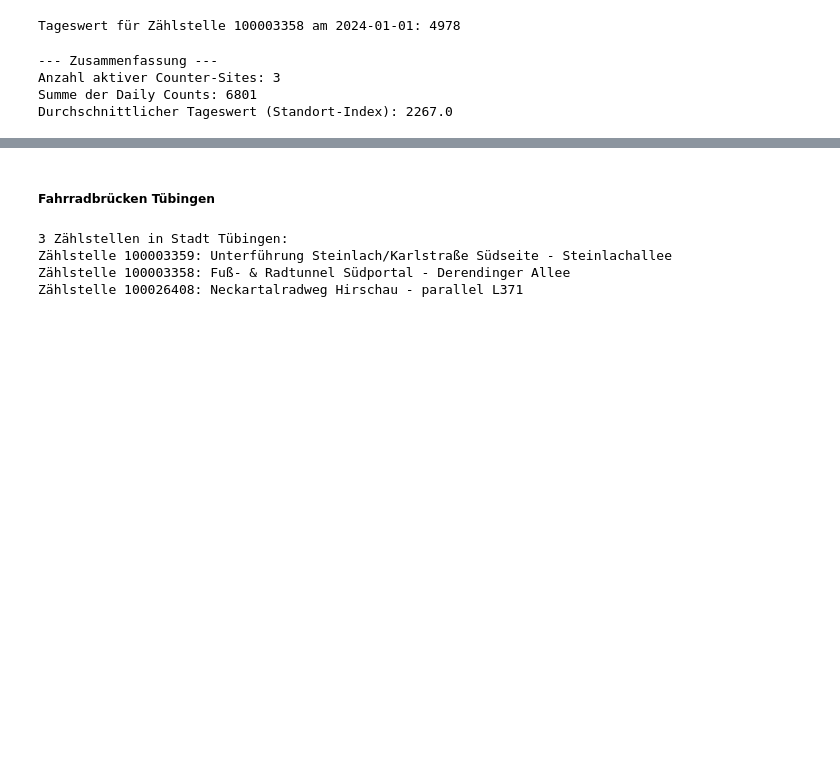
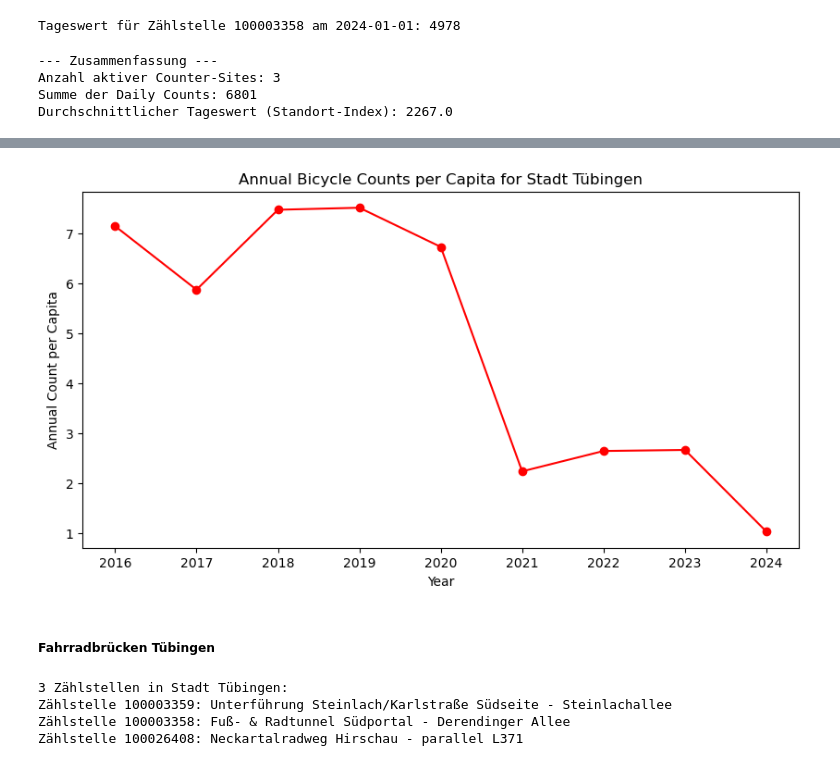
Before and after one commit to skessler01/data_literacy, a Jupyter notebook: notebooks/cycling_promotion.ipynb, the cells around one changed output, grey strips where cells are left out. Drawn from its saved outputs; the diff is of its cells as text; code cells hidden in the pictures; blank space fills up the shorter version.

```diff
--- a/notebooks/cycling_promotion.ipynb
+++ b/notebooks/cycling_promotion.ipynb
@@ -109,3 +240,19 @@ Durchschnittlicher Tageswert (Standort-Index): 2267.0
+# %%
+# Einwohnerzahlen Tübingen seit 2016:
+# Teile Jahreswerte durch Einwohnerzahlen
+einwohnerzahlen_tuebingen = {2016: 88526, 2017: 89610, 2018: 90764, 2019: 91839, 2020: 90877, 2021: 92170, 2022: 92800, 2023: 93567, 2024: 94274}
+tuebingen_data = annual_counts_df[annual_counts_df['standort'] == "Stadt Tübingen"].copy()
+tuebingen_data['annual_count_per_capita'] = tuebingen_data.apply(lambda row: row['annual_count'] / einwohnerzahlen_tuebingen.get(row['year'], 1), axis=1)
+tuebingen_data = tuebingen_data[tuebingen_data['year'] >= 2016].copy()
+# Plotte Jahreswerte pro Einwohner für Tübingen ab 2016
+plt.figure(figsize=(10, 5))
+plt.plot(tuebingen_data['year'], tuebingen_data['annual_count_per_capita'], marker='o', color='red')
+plt.xlabel('Year')
+plt.ylabel('Annual Count per Capita')
+plt.title('Annual Bicycle Counts per Capita for Stadt Tübingen')
+plt.show()
+# %% [output]
+[figure, added]
 # %% [markdown]
 ##### Fahrradbrücken Tübingen
 # %%
```
Also changed, not shown: parts of 9 cells of this notebook, 1 other file.
